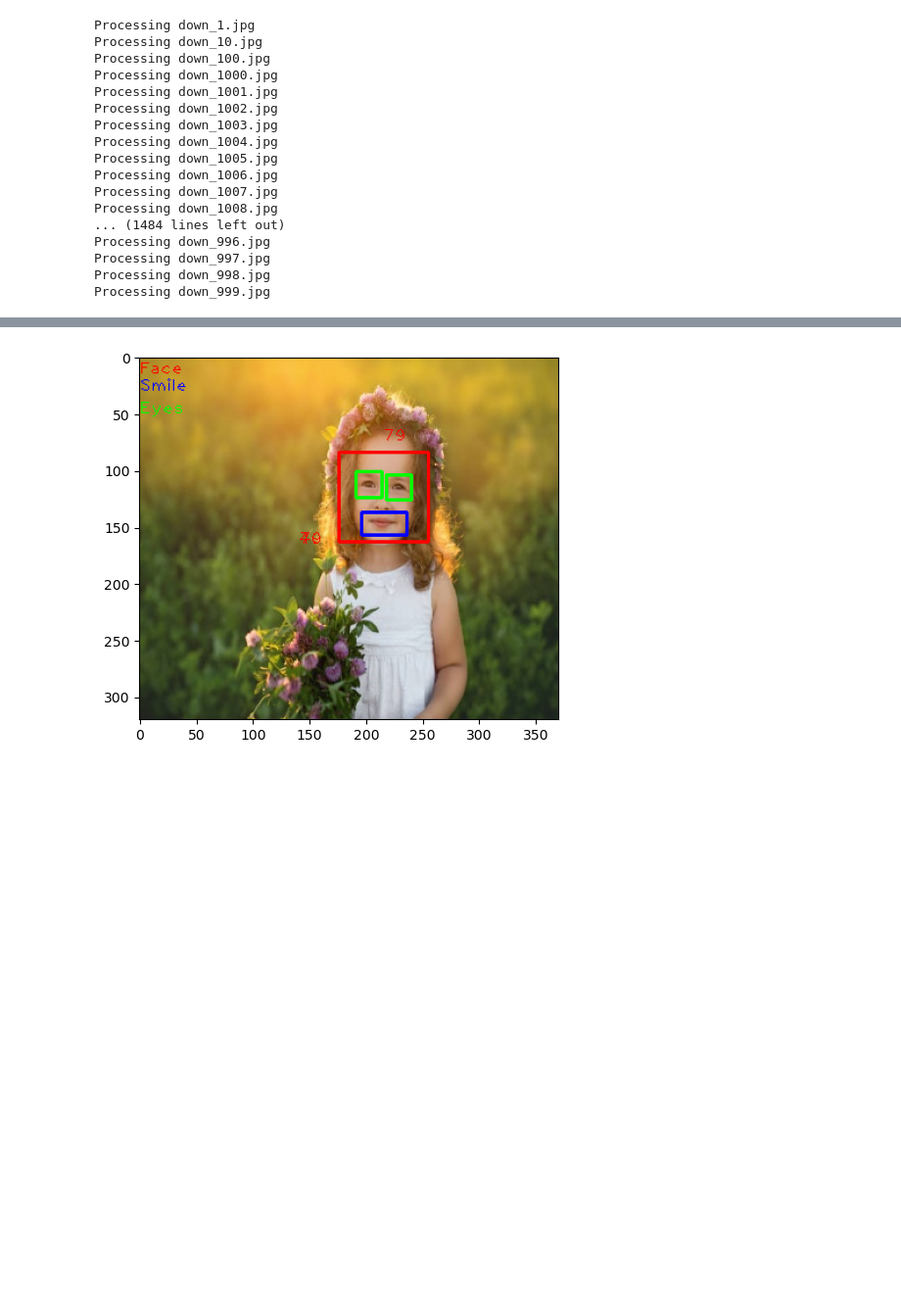
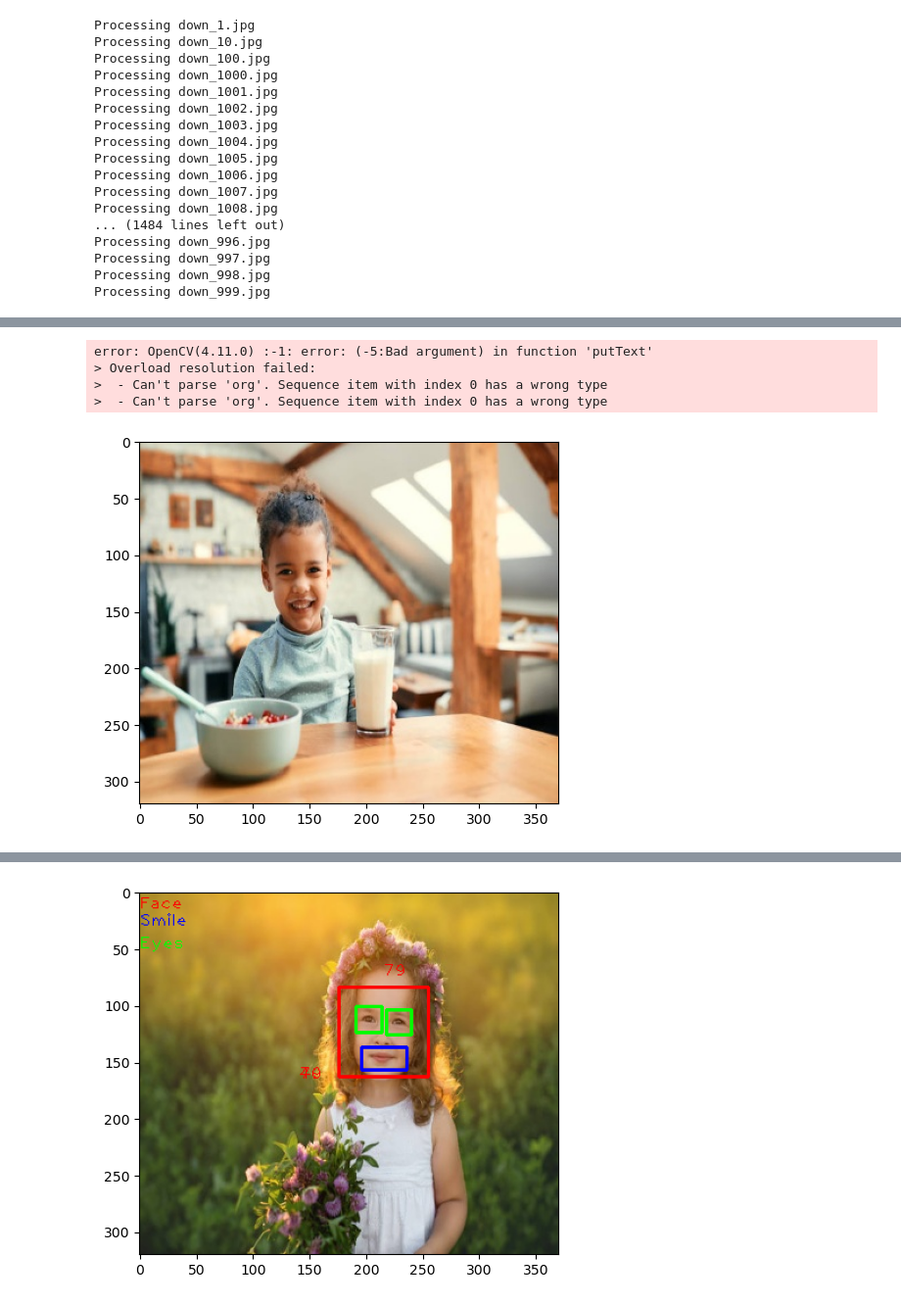
Before and after one commit to hbarnes163/bootcamp_y2_sum2, a Jupyter notebook: Summative2/facedetection.ipynb, the cells around one changed output, grey strips where cells are left out. Shown at 98% size. Cells and saved outputs as stored; diff of their text form; code cells hidden in the pictures; blank space fills up the shorter version.

```diff
--- a/Summative2/facedetection.ipynb
+++ b/Summative2/facedetection.ipynb
@@ -283,13 +238,3 @@ Eye2_h            352
 Image               0
 Classification      0
 dtype: int64
-# %%
-def check_detection(file):
-    photo = cv2.imread(file)
-    data = all_data[all_data['Image'] == os.path.basename(file)]
-    proportions_overlay(photo, data)
-    plt.show()
-# %%
-file = 'data/downSyndrome/down_101.jpg'
-plt.imshow(cv2.cvtColor(cv2.imread(file), cv2.COLOR_BGR2RGB))
-check_detection(file)
@@ -317,0 +260,6 @@ data_processed
+# %%
+def check_detection(file):
+    photo = cv2.imread(file)
+    data = data_processed[data_processed['Image'] == os.path.basename(file)]
+    proportions_overlay(photo, data)
+    plt.show()
@@ -318,2 +278,12 @@ data_processed
+# %%
+file = 'data/control/3.jpg'
+plt.imshow(cv2.cvtColor(cv2.imread(file), cv2.COLOR_BGR2RGB))
+check_detection(file)
+# %% [output]
+error: OpenCV(4.11.0) :-1: error: (-5:Bad argument) in function 'putText'
+> Overload resolution failed:
+>  - Can't parse 'org'. Sequence item with index 0 has a wrong type
+>  - Can't parse 'org'. Sequence item with index 0 has a wrong type
+[figure, added]
 # %%
 from sklearn.neighbors import KNeighborsClassifier
```
Also changed, not shown: parts of 23 cells of this notebook, 1 other file.
